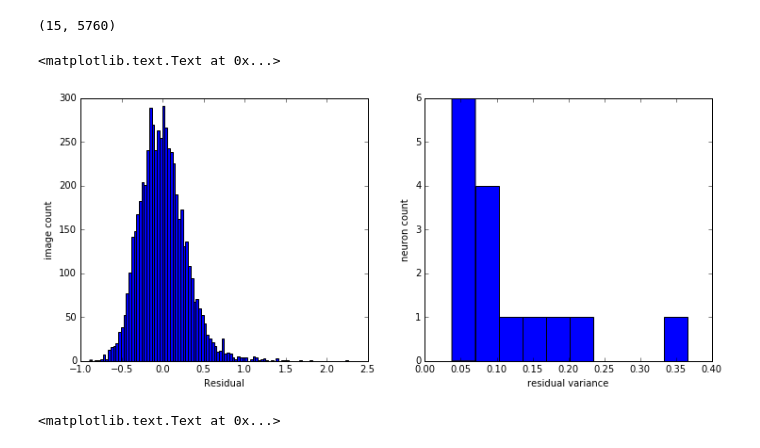
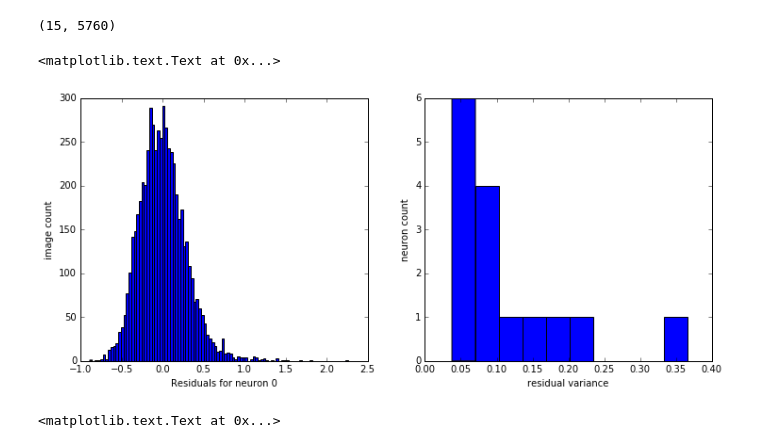
Before and after one commit to neuroailab/psych253, a Jupyter notebook: archives/2018/Lecture15.ipynb, the cells around one changed output. Drawn from its saved outputs; the diff is of its cells as text; code cells hidden in the pictures.

```diff
--- a/Lecture15.ipynb
+++ b/archives/2018/Lecture15.ipynb
@@ -259,7 +332,7 @@ resid_vec_res.var()
 0.077938275596386372
 [figure]
 # %%
-resids_lm_simple = np.asarray([resid(robjects.r['lm'](formula='n%d ~ 1 + size + translation_y + translation_z +'
+resids_lm_simple = np.asarray([resid(lm(formula='n%d ~ 1 + size + translation_y + translation_z +'
                                                'rotation_xy + rotation_yz + rotation_xz' % d,
                                                data=neural_data_frame))
                               for d in range(0, 296, 20)])
@@ -270,14 +343,14 @@ resids_lm_simple.shape
 # %%
 fig = plt.figure(figsize=(12, 5))
 plt.subplot(1, 2, 1)
 plt.hist(resids_lm_simple[0], bins=100);
-plt.xlabel('Residual')
+plt.xlabel('Residuals for neuron 0')
 plt.ylabel('image count')
 plt.subplot(1, 2, 2)
 plt.hist(resids_lm_simple.var(1));
 plt.xlabel('residual variance')
 plt.ylabel('neuron count')
 # %% [output]
 <matplotlib.text.Text at 0x...>
-[figure, old version]
+[figure, new version]
 # %%
```
Also changed, not shown: parts of 20 cells of this notebook, 9 other files.
